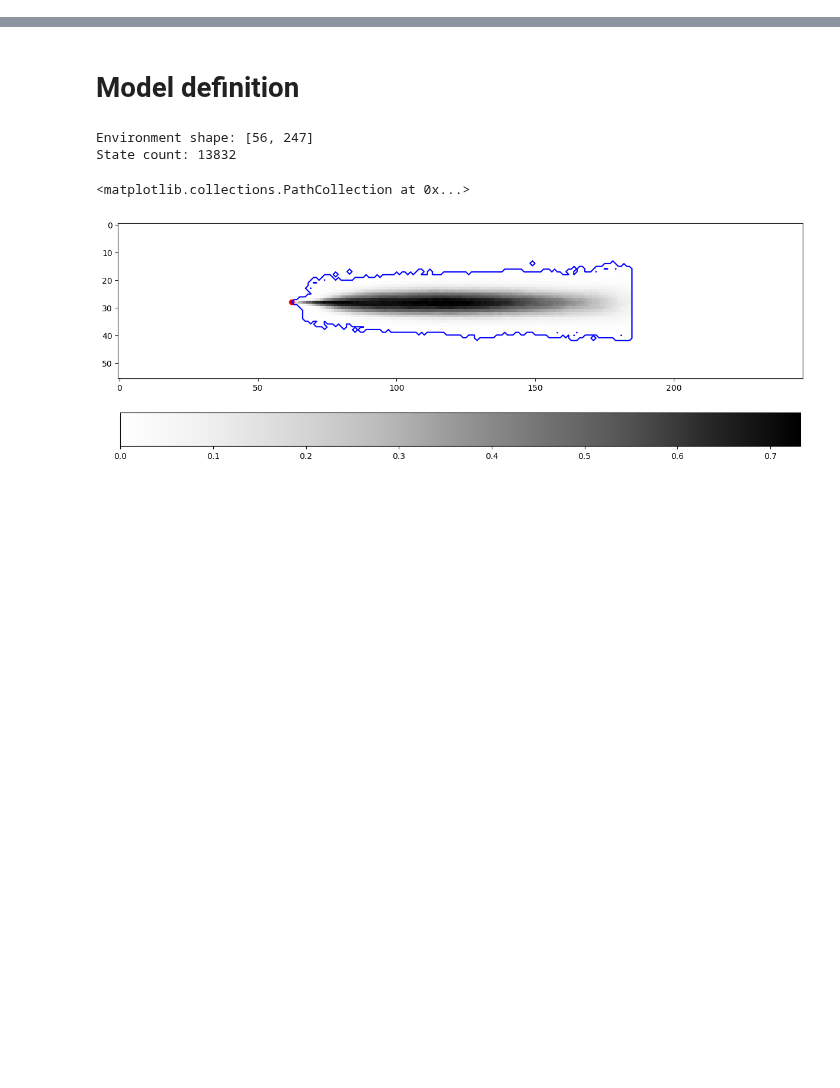
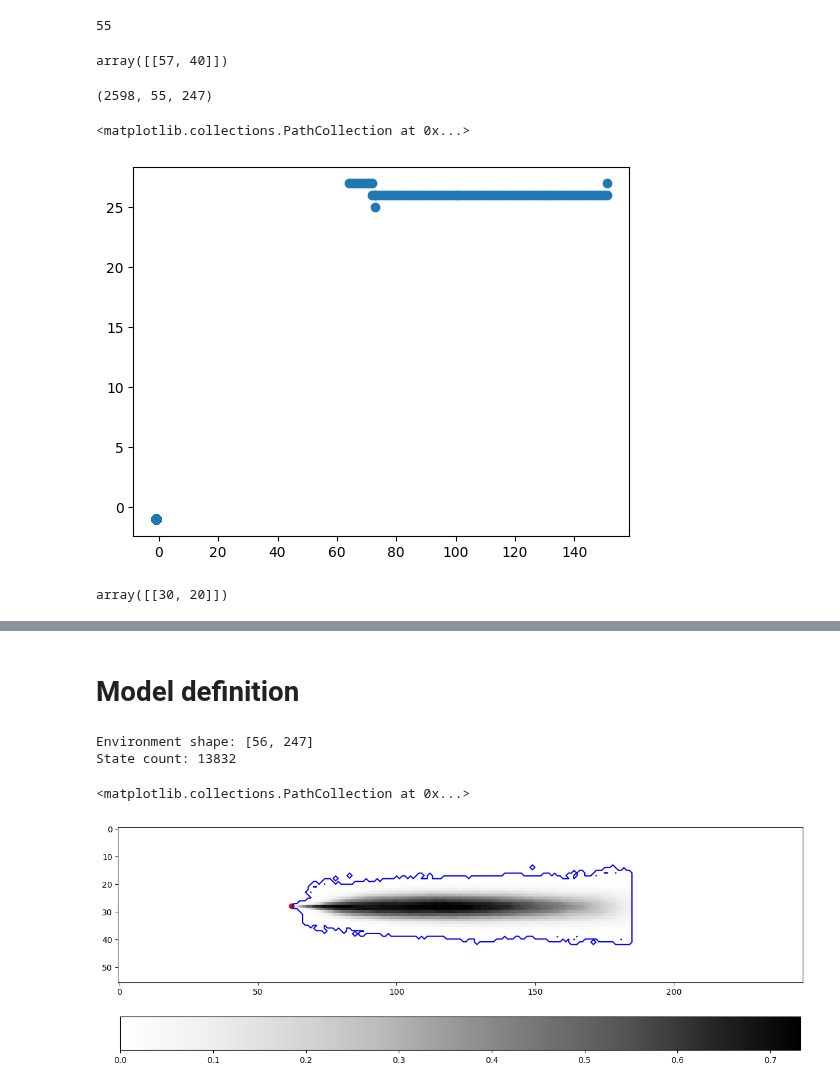
Before and after one commit to PimLb/olfactory-navigation, a Jupyter notebook: experiments/q_learning_comparisson.ipynb, the cells around one changed output, grey strips where cells are left out. Cells and saved outputs as stored; diff of their text form; code cells hidden in the pictures; blank space fills up the shorter version.

```diff
--- a/experiments/q_learning_comparisson.ipynb
+++ b/experiments/q_learning_comparisson.ipynb
@@ -91,0 +171,23 @@ ag.value_function.plot()
+# %%
+env.padded_height
+# %% [output]
+55
+# %%
+env.move(np.array([[56,40]]), np.array([1,0]))
+# %% [output]
+array([[57, 40]])
+# %%
+env.grid.shape
+# %% [output]
+(2598, 55, 247)
+# %%
+sts = np.array(hist.states)
+# %%
+plt.scatter(sts[:,1,1], sts[:,1,0])
+# %% [output]
+<matplotlib.collections.PathCollection at 0x...>
+[figure, added]
+# %%
+env.move(np.array([[30,76]]), np.array([[0,-1]]))
+# %% [output]
+array([[30, 20]])
```
Also changed, not shown: parts of 13 cells of this notebook, 4 other files.
